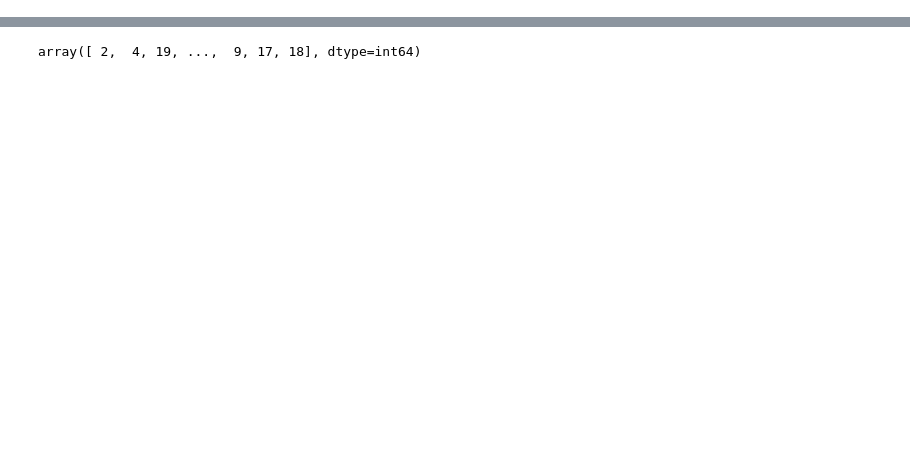
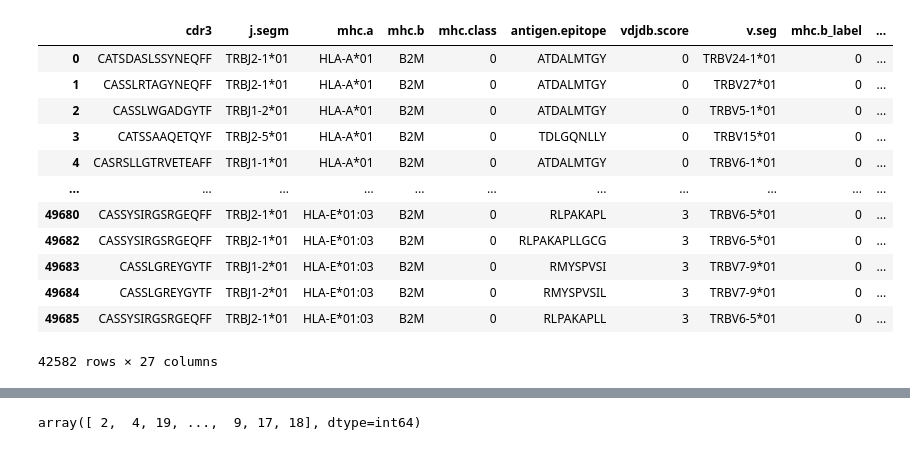
Before and after one commit to UoB-DSMP-2023-24/dsmp-2024-group-12, a Jupyter notebook: prediction_xgboost.ipynb, the cells around one changed output, grey strips where cells are left out. Saved outputs shown, nothing was run; the diff lists cells and outputs as text; code cells hidden in the pictures; blank space fills up the shorter version.

```diff
--- a/prediction_xgboost.ipynb
+++ b/prediction_xgboost.ipynb
@@ -12,0 +16,18 @@ from sklearn.metrics import make_scorer
+# %%
+df = df.drop_duplicates()
+df
+# df = df[df['vdjdb.score'] != 0]
+# %% [output]
+|  | cdr3 | j.segm | mhc.a | mhc.b | mhc.class | antigen.epitope | vdjdb.score | v.seg | mhc.b_label | ... |
+| 0 | CATSDASLSSYNEQFF | TRBJ2-1*01 | HLA-A*01 | B2M | 0 | ATDALMTGY | 0 | TRBV24-1*01 | 0 | ... |
+| 1 | CASSLRTAGYNEQFF | TRBJ2-1*01 | HLA-A*01 | B2M | 0 | ATDALMTGY | 0 | TRBV27*01 | 0 | ... |
+| 2 | CASSLWGADGYTF | TRBJ1-2*01 | HLA-A*01 | B2M | 0 | ATDALMTGY | 0 | TRBV5-1*01 | 0 | ... |
+| 3 | CATSSAAQETQYF | TRBJ2-5*01 | HLA-A*01 | B2M | 0 | TDLGQNLLY | 0 | TRBV15*01 | 0 | ... |
+| 4 | CASRSLLGTRVETEAFF | TRBJ1-1*01 | HLA-A*01 | B2M | 0 | ATDALMTGY | 0 | TRBV6-1*01 | 0 | ... |
+| ... | ... | ... | ... | ... | ... | ... | ... | ... | ... | ... |
+| 49680 | CASSYSIRGSRGEQFF | TRBJ2-1*01 | HLA-E*01:03 | B2M | 0 | RLPAKAPL | 3 | TRBV6-5*01 | 0 | ... |
+| 49682 | CASSYSIRGSRGEQFF | TRBJ2-1*01 | HLA-E*01:03 | B2M | 0 | RLPAKAPLLGCG | 3 | TRBV6-5*01 | 0 | ... |
+| 49683 | CASSLGREYGYTF | TRBJ1-2*01 | HLA-E*01:03 | B2M | 0 | RMYSPVSI | 3 | TRBV7-9*01 | 0 | ... |
+| 49684 | CASSLGREYGYTF | TRBJ1-2*01 | HLA-E*01:03 | B2M | 0 | RMYSPVSIL | 3 | TRBV7-9*01 | 0 | ... |
+| 49685 | CASSYSIRGSRGEQFF | TRBJ2-1*01 | HLA-E*01:03 | B2M | 0 | RLPAKAPLL | 3 | TRBV6-5*01 | 0 | ... |
+42582 rows × 27 columns
```
Also changed, not shown: parts of 34 cells of this notebook.
